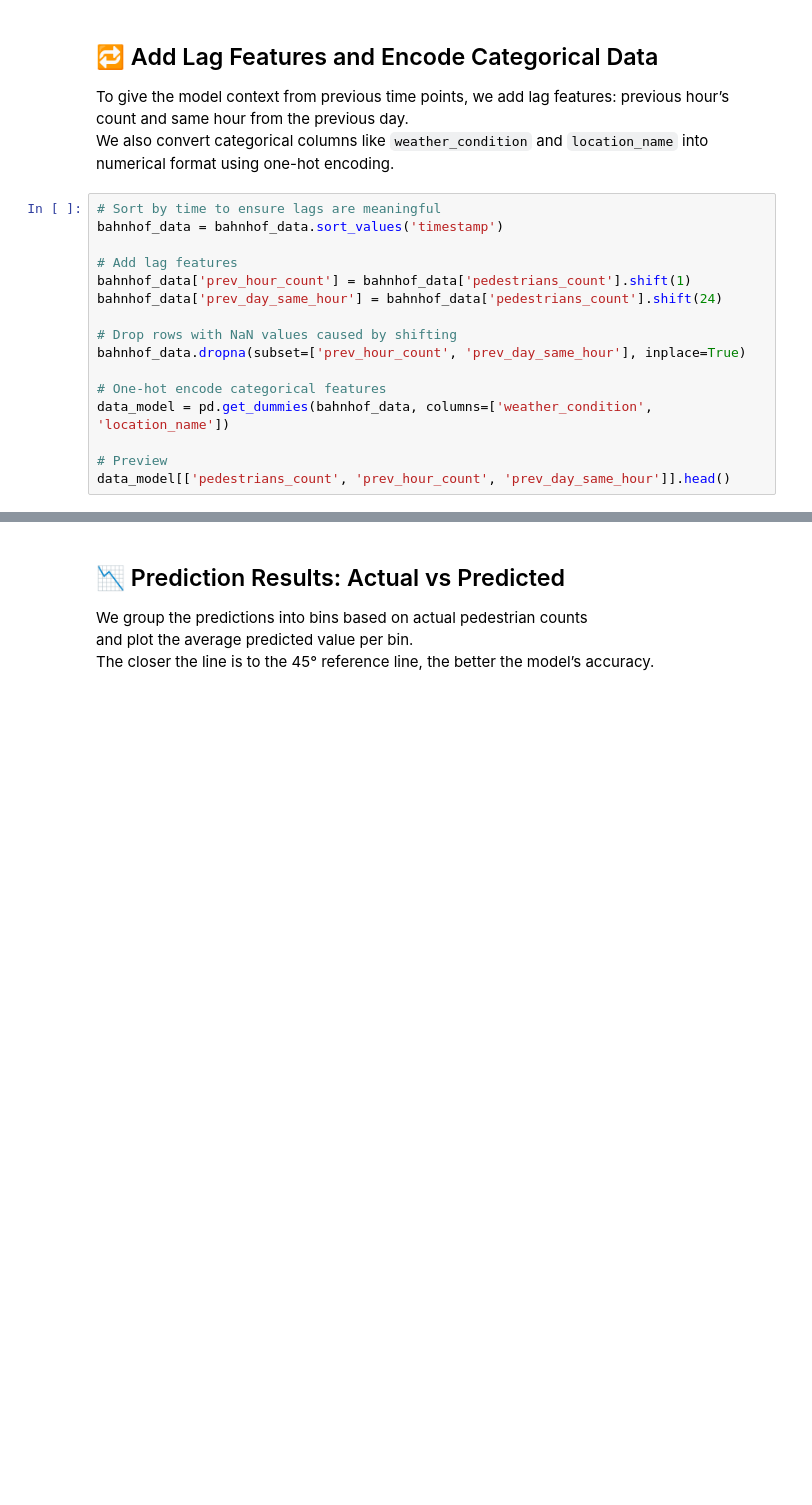
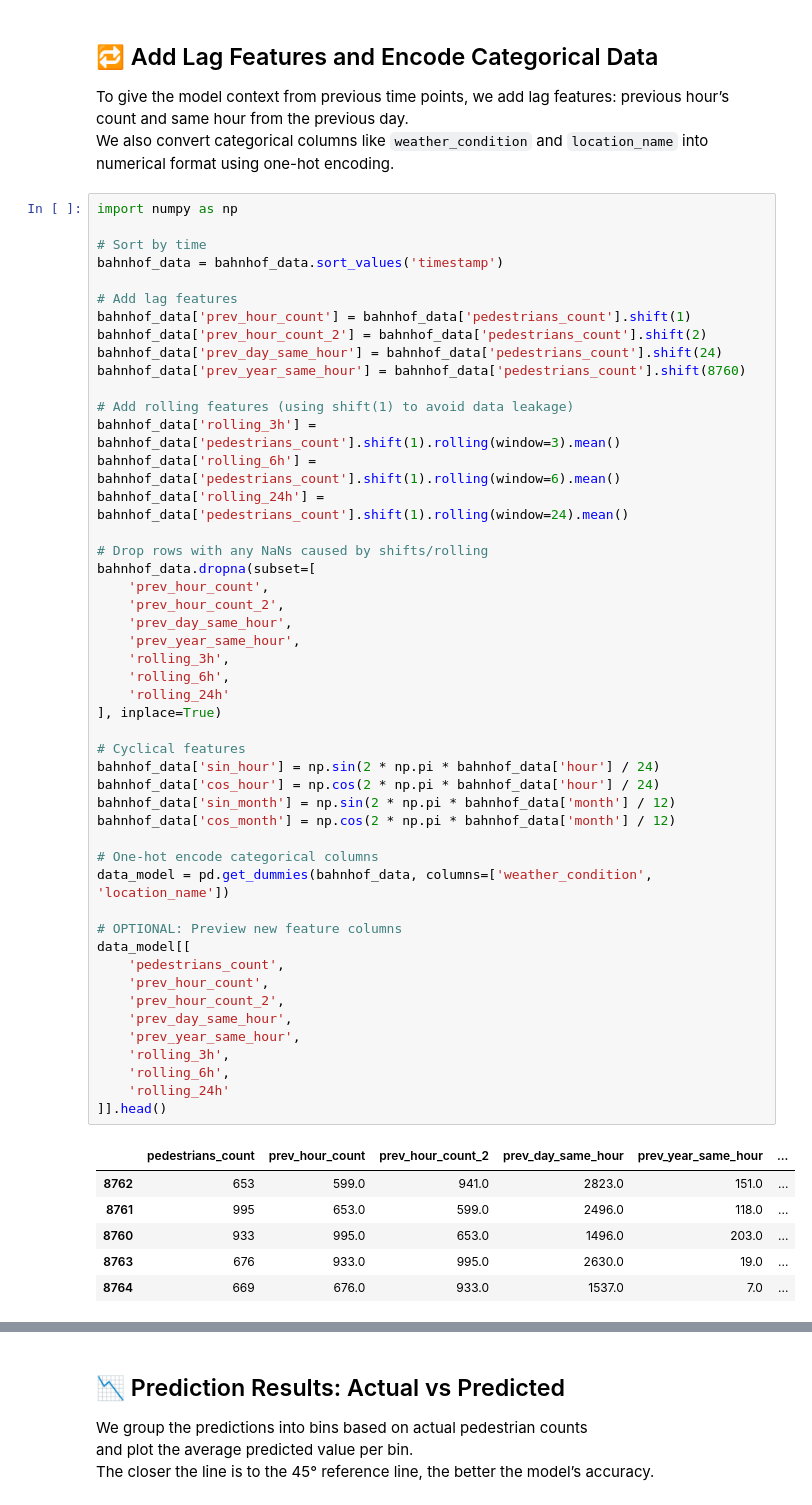
Before and after one commit to fasteque/zh-bahnhofstrasse-traffic-prediction, a Jupyter notebook: notebooks/zurich_bahnhofstrasse.ipynb, the cells around one changed output, grey strips where cells are left out. Drawn from its saved outputs; the diff is of its cells as text; blank space fills up the shorter version.

```diff
--- a/notebooks/zurich_bahnhofstrasse.ipynb
+++ b/notebooks/zurich_bahnhofstrasse.ipynb
@@ -64,21 +94,60 @@ bahnhof_data[['timestamp', 'hour', 'weekday', 'is_weekend', 'month', 'year']].he
 To give the model context from previous time points, we add lag features: previous hour’s count and same hour from the previous day.
 We also convert categorical columns like `weather_condition` and `location_name` into numerical format using one-hot encoding.
 # %%
-# Sort by time to ensure lags are meaningful
+import numpy as np
+
+# Sort by time
 bahnhof_data = bahnhof_data.sort_values('timestamp')
 
 # Add lag features
 bahnhof_data['prev_hour_count'] = bahnhof_data['pedestrians_count'].shift(1)
+bahnhof_data['prev_hour_count_2'] = bahnhof_data['pedestrians_count'].shift(2)
 bahnhof_data['prev_day_same_hour'] = bahnhof_data['pedestrians_count'].shift(24)
+bahnhof_data['prev_year_same_hour'] = bahnhof_data['pedestrians_count'].shift(8760)
 
-# Drop rows with NaN values caused by shifting
-bahnhof_data.dropna(subset=['prev_hour_count', 'prev_day_same_hour'], inplace=True)
+# Add rolling features (using shift(1) to avoid data leakage)
+bahnhof_data['rolling_3h'] = bahnhof_data['pedestrians_count'].shift(1).rolling(window=3).mean()
+bahnhof_data['rolling_6h'] = bahnhof_data['pedestrians_count'].shift(1).rolling(window=6).mean()
+bahnhof_data['rolling_24h'] = bahnhof_data['pedestrians_count'].shift(1).rolling(window=24).mean()
 
-# One-hot encode categorical features
+# Drop rows with any NaNs caused by shifts/rolling
+bahnhof_data.dropna(subset=[
+    'prev_hour_count',
+    'prev_hour_count_2',
+    'prev_day_same_hour',
+    'prev_year_same_hour',
+    'rolling_3h',
+    'rolling_6h',
+    'rolling_24h'
+], inplace=True)
+
+# Cyclical features
+bahnhof_data['sin_hour'] = np.sin(2 * np.pi * bahnhof_data['hour'] / 24)
+bahnhof_data['cos_hour'] = np.cos(2 * np.pi * bahnhof_data['hour'] / 24)
+bahnhof_data['sin_month'] = np.sin(2 * np.pi * bahnhof_data['month'] / 12)
+bahnhof_data['cos_month'] = np.cos(2 * np.pi * bahnhof_data['month'] / 12)
+
+# One-hot encode categorical columns
 data_model = pd.get_dummies(bahnhof_data, columns=['weather_condition', 'location_name'])
 
-# Preview
-data_model[['pedestrians_count', 'prev_hour_count', 'prev_day_same_hour']].head()
+# OPTIONAL: Preview new feature columns
+data_model[[
+    'pedestrians_count',
+    'prev_hour_count',
+    'prev_hour_count_2',
+    'prev_day_same_hour',
+    'prev_year_same_hour',
+    'rolling_3h',
+    'rolling_6h',
+    'rolling_24h'
+]].head()
+# %% [output]
+|  | pedestrians_count | prev_hour_count | prev_hour_count_2 | prev_day_same_hour | prev_year_same_hour | ... |
+| 8762 | 653 | 599.0 | 941.0 | 2823.0 | 151.0 | ... |
+| 8761 | 995 | 653.0 | 599.0 | 2496.0 | 118.0 | ... |
+| 8760 | 933 | 995.0 | 653.0 | 1496.0 | 203.0 | ... |
+| 8763 | 676 | 933.0 | 995.0 | 2630.0 | 19.0 | ... |
+| 8764 | 669 | 676.0 | 933.0 | 1537.0 | 7.0 | ... |
 # %% [markdown]
 ## 🤖 Model: Predict Pedestrian Count (with Log Target)
 
```
Also changed, not shown: parts of 9 cells of this notebook, 3 other files.
